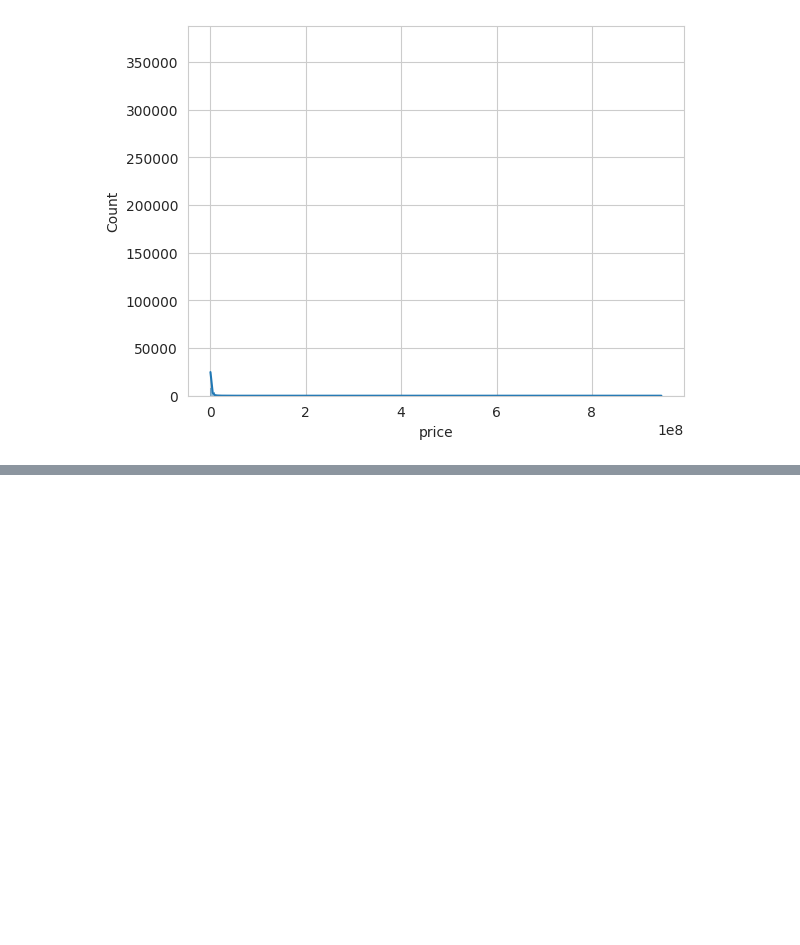
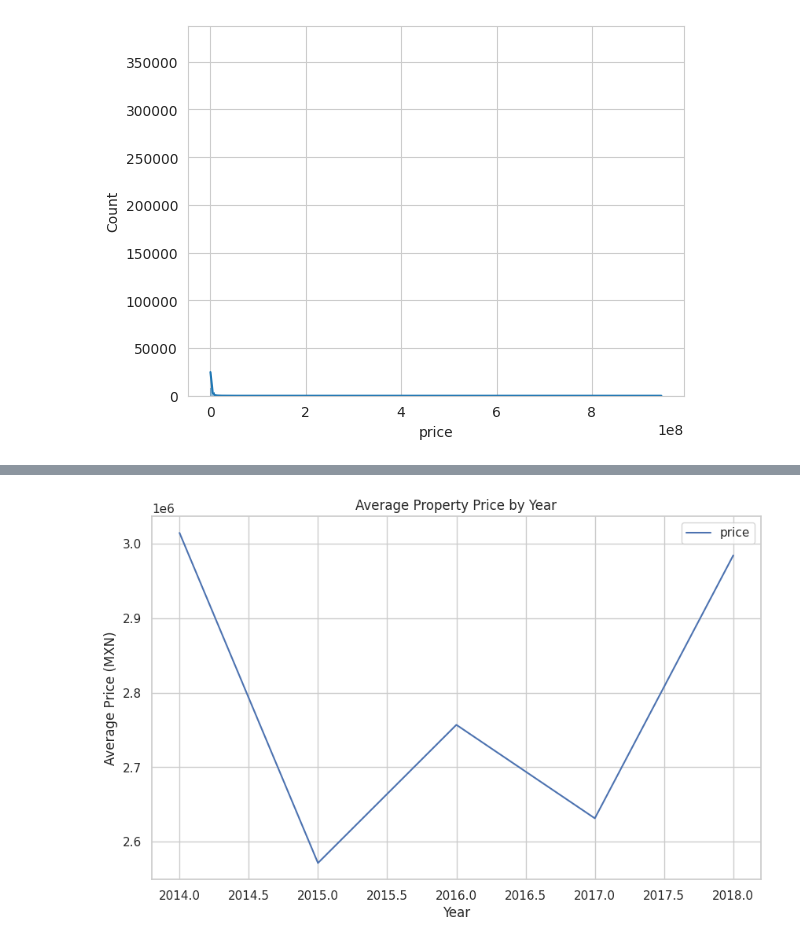
Before and after one commit to adelriscom/DataScience, a Jupyter notebook: EDA_project_4__Alexander_Del_Risco.ipynb, the cells around one changed output, grey strips where cells are left out. Saved outputs shown, nothing was run; the diff lists cells and outputs as text; code cells hidden in the pictures; blank space fills up the shorter version.

```diff
--- a/EDA_project_4__Alexander_Del_Risco.ipynb
+++ b/EDA_project_4__Alexander_Del_Risco.ipynb
@@ -534,0 +648,12 @@ plt.show()
+# %%
+# Filter out rows with price <= 0
+df_filtered = data_estate[data_estate['price'] > 0]
+
+# Convert date to year
+df_filtered['year'] = pd.DatetimeIndex(df_filtered['created_on']).year
+
+# Group by year and calculate mean price
+avg_price_by_year = df_filtered.groupby('year').agg({'price': 'mean'})
+
+# Print the resulting DataFrame
+print(avg_price_by_year)
@@ -534,0 +668,10 @@ plt.show()
+# %%
+# Plot the average price over time
+fig, ax = plt.subplots(figsize=(10, 6))
+avg_price_by_year.plot(kind='line', ax=ax)
+ax.set_xlabel('Year')
+ax.set_ylabel('Average Price (MXN)')
+ax.set_title('Average Property Price by Year')
+plt.show()
+# %% [output]
+[figure, added]
```
Also changed, not shown: parts of 35 cells of this notebook.
